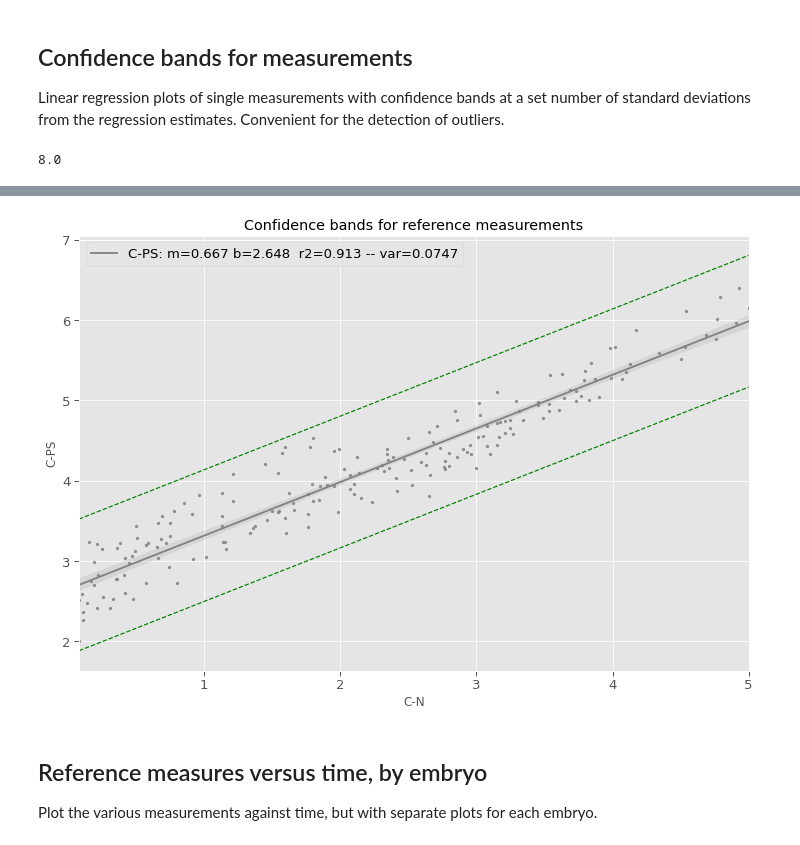
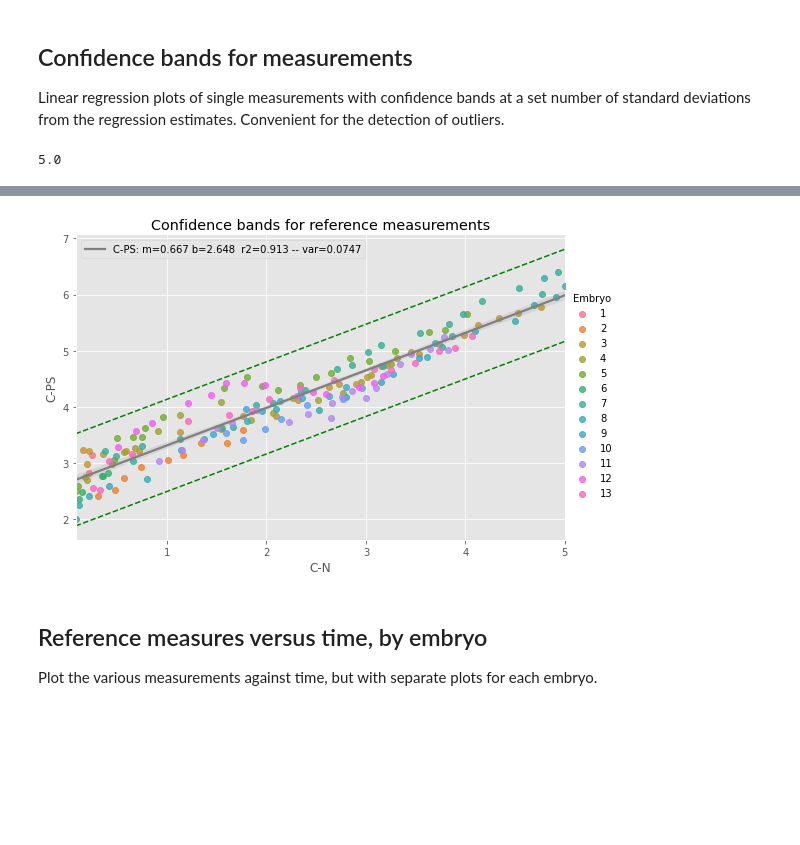
Before and after one commit to pjmartel/ChEEQ_tool, a Jupyter notebook: embryo_tool.ipynb, the cells around one changed output, grey strips where cells are left out. Cells and saved outputs as stored; diff of their text form; code cells hidden in the pictures; blank space fills up the shorter version.

Commit message:
Merged "Expected Intervals for Isolated Observations" and "Confidence bands for single observations" in one plot.

```diff
--- a/embryo_tool.ipynb
+++ b/embryo_tool.ipynb
@@ -473,38 +455,38 @@ Linear regression plots of single measurements with confidence bands at a set nu
 x_measure = 'C-N' #@param ['C-N','C-HF', 'TimePoint']
 y_measure = 'C-PS' #@param ['C-pPL', 'C-PS', 'C-N', 'N-pPL', 'PS', 'PSM', 'C-Seg', 'Seg', 'C-HF']
 sigma = '3' #@param ['1', '2', '3', '4']
-color_by_embryo = "no" #@param ['no','yes']
+color_by_embryo = "yes" #@param ['no','yes']
 color_by_embryo = color_by_embryo == "yes"
 sigma = float(sigma) # confidence level
 
 legend = color_by_embryo
 scatter = not legend
 
 if color_by_embryo:
   g = sb.lmplot(x=x_measure,y=y_measure,aspect=1.5, data=data_ref,
               hue='Embryo', legend=legend, fit_reg=False)
   fig = plt.gcf()
   ax = g.ax
 else:
   fig, ax = plt.subplots(figsize=(12,8))
 
 
 display(fig.get_figheight())
 #fig.set_figheight(7)
 export_button(fig, "confidence_bands.pdf")
 #g.ax.set_title(f"Reference experiment: {sigma} $\sigma$ confidence band")
 fig.set_facecolor("white")
 label, _, _, _, _ = regplot_with_bands(ax=ax, x_var=x_measure,
                                        y_var=y_measure, limits=True,
                                        data=data_ref, sigma=sigma,
                                        scatter=scatter,color="gray",scatter_kws={'s':5})
 ax.legend(['_', '_',label])
 
 _ = ax.set_title("Confidence bands for reference measurements")
 # %% [output]
-8.0
+5.0
 [interactive output not drawn]
-[figure, old version]
+[figure, new version]
 # %% [markdown]
 ## Reference measures versus time, by embryo
 Plot the various measurements against time, but with separate plots for each embryo.
```
Also changed, not shown: parts of 16 cells of this notebook.
